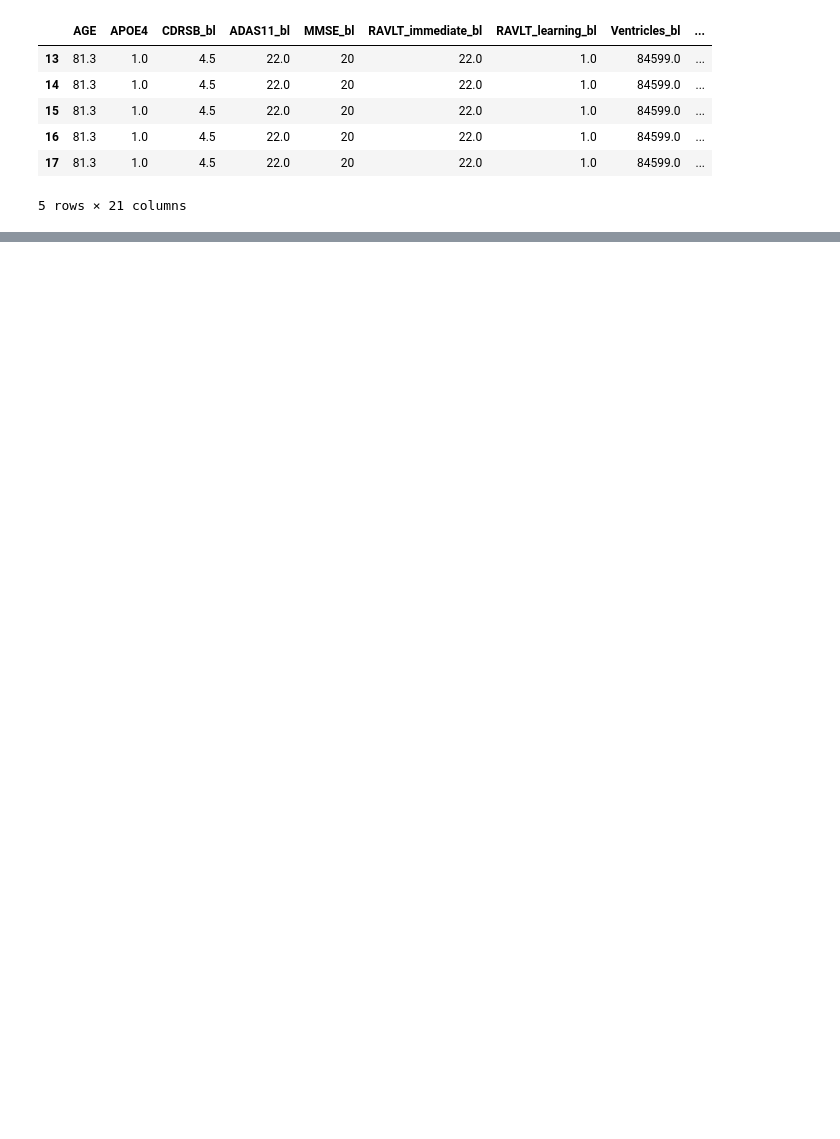
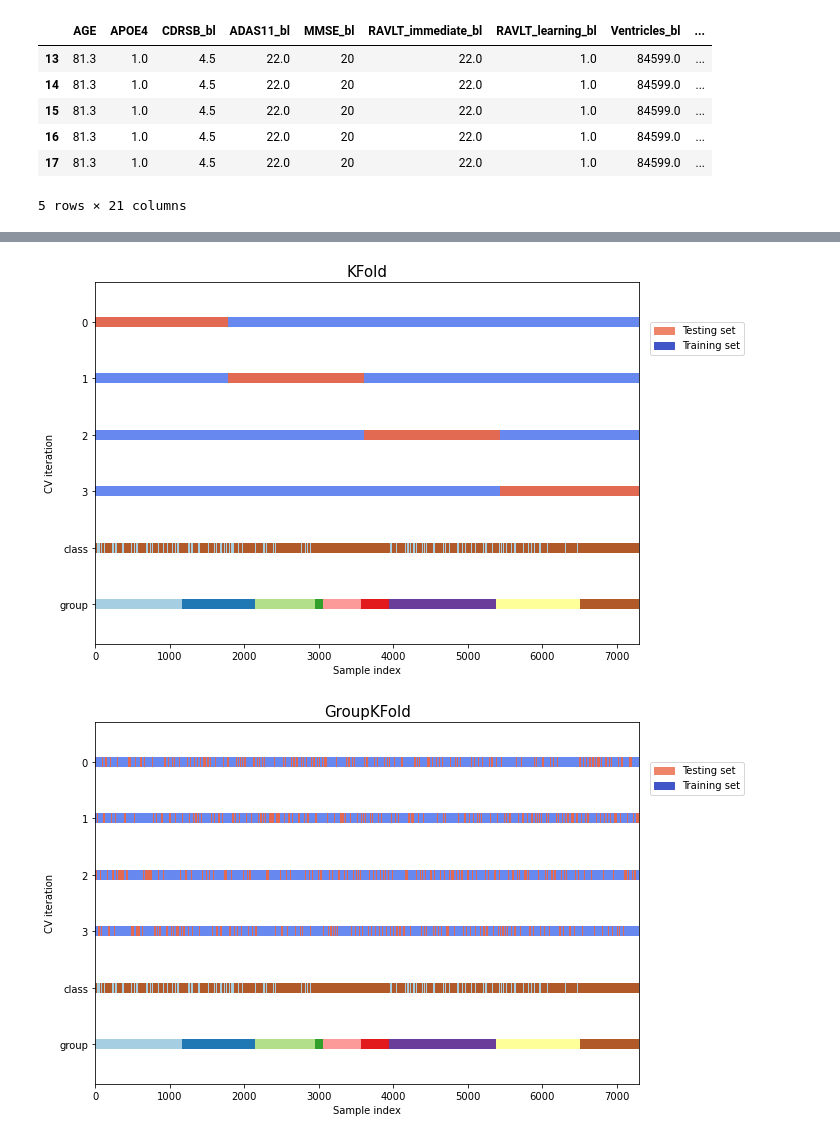
Before and after one commit to tnankie/Project-Daybreak, a Jupyter notebook: Stats.ipynb, the cells around one changed output, grey strips where cells are left out. Cells and saved outputs as stored; diff of their text form; code cells hidden in the pictures; blank space fills up the shorter version.

```diff
--- a/Stats.ipynb
+++ b/Stats.ipynb
@@ -358,0 +473,47 @@ t2.head()
+# %%
+def plot_my_cv_indices(cv, X, y, group, ax, n_splits, lw=10):
+    """Create a sample plot for indices of a cross-validation object."""
+
+    # Generate the training/testing visualizations for each CV split
+    for ii, (tr, tt) in enumerate(cv.split(X=X, y=y, groups=group)):
+        # Fill in indices with the training/test groups
+        indices = np.array([np.nan] * len(X))
+        indices[tt] = 1
+        indices[tr] = 0
+
+        # Visualize the results
+        ax.scatter(range(len(indices)), [ii + .5] * len(indices),
+                   c=indices, marker='_', lw=lw, cmap=cmap_cv,
+                   vmin=-.2, vmax=1.2)
+
+    # Plot the data classes and groups at the end
+    ax.scatter(range(len(X)), [ii + 1.5] * len(X),
+               c=y, marker='_', lw=lw, cmap=cmap_data)
+
+    ax.scatter(range(len(X)), [ii + 2.5] * len(X),
+               c=group, marker='_', lw=lw, cmap=cmap_data)
+
+    # Formatting
+    yticklabels = list(range(n_splits)) + ['class', 'group']
+    ax.set(yticks=np.arange(n_splits+2) + .5, yticklabels=yticklabels,
+           xlabel='Sample index', ylabel="CV iteration",
+           ylim=[n_splits+2.2, -.2], xlim=[0, len(X)])
+    ax.set_title('{}'.format(type(cv).__name__), fontsize=15)
+    return ax
+# %%
+x = t2.drop("impaired", axis =1)
+y = t2.loc[:,"impaired"]
+for cv in cvs:
+    this_cv = cv(n_splits=n_splits)
+    fig, ax = plt.subplots(figsize=(12, 6))
+    plot_my_cv_indices(this_cv, x.iloc[:,2], y, x.rid, ax, n_splits)
+
+    ax.legend([Patch(color=cmap_cv(.8)), Patch(color=cmap_cv(.02))],
+              ['Testing set', 'Training set'], loc=(1.02, .8))
+    # Make the legend fit
+    plt.tight_layout()
+    fig.subplots_adjust(right=.7)
+plt.show()
+# %% [output]
+[figure, added]
+[figure, added]
```
Also changed, not shown: parts of 13 cells of this notebook, 3 other files.
